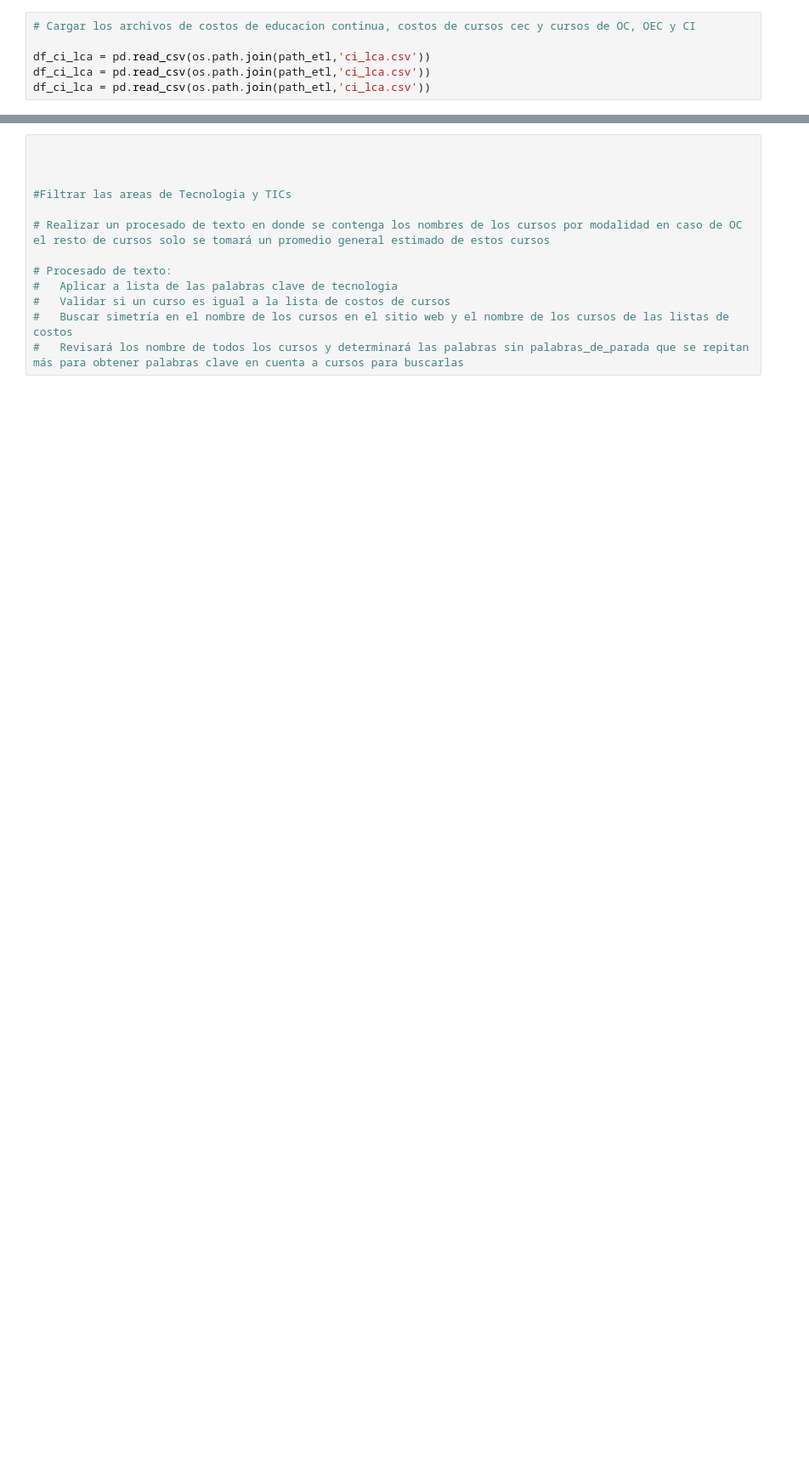
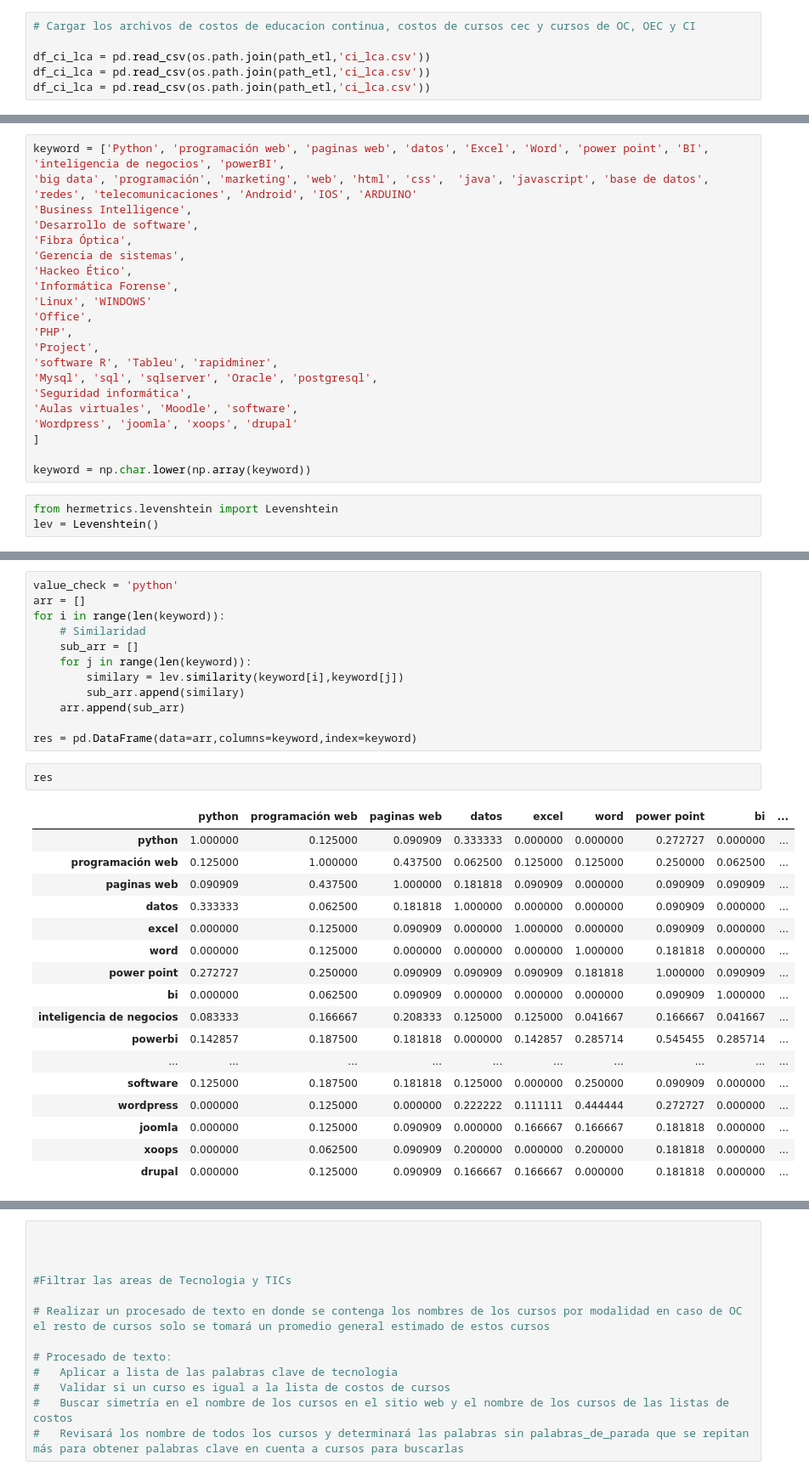
Before and after one commit to Herziox/Data-Mining-System-SETEC, a Jupyter notebook: 3_data_preprocesing_module/ETL_Costs.ipynb, the cells around one changed output, grey strips where cells are left out. Shown at 85% size. Drawn from its saved outputs; the diff is of its cells as text; blank space fills up the shorter version.

```diff
--- a/3_data_preprocesing_module/ETL_Costs.ipynb
+++ b/3_data_preprocesing_module/ETL_Costs.ipynb
@@ -37,0 +19,24 @@ df_ci_lca = pd.read_csv(os.path.join(path_etl,'ci_lca.csv'))
+# %%
+keyword = ['Python', 'programación web', 'paginas web', 'datos', 'Excel', 'Word', 'power point', 'BI', 'inteligencia de negocios', 'powerBI',
+'big data', 'programación', 'marketing', 'web', 'html', 'css',  'java', 'javascript', 'base de datos', 'redes', 'telecomunicaciones', 'Android', 'IOS', 'ARDUINO'
+'Business Intelligence',
+'Desarrollo de software',
+'Fibra Óptica',
+'Gerencia de sistemas',
+'Hackeo Ético',
+'Informática Forense',
+'Linux', 'WINDOWS'
+'Office',
+'PHP',
+'Project',
+'software R', 'Tableu', 'rapidminer',
+'Mysql', 'sql', 'sqlserver', 'Oracle', 'postgresql',
+'Seguridad informática',
+'Aulas virtuales', 'Moodle', 'software',
+'Wordpress', 'joomla', 'xoops', 'drupal'
+]
+
+keyword = np.char.lower(np.array(keyword))
+# %%
+from hermetrics.levenshtein import Levenshtein
+lev = Levenshtein()
@@ -37,0 +58,32 @@ df_ci_lca = pd.read_csv(os.path.join(path_etl,'ci_lca.csv'))
+# %%
+value_check = 'python'
+arr = []
+for i in range(len(keyword)):
+    # Similaridad
+    sub_arr = []
+    for j in range(len(keyword)):
+        similary = lev.similarity(keyword[i],keyword[j])
+        sub_arr.append(similary)
+    arr.append(sub_arr)
+
+res = pd.DataFrame(data=arr,columns=keyword,index=keyword)
+# %%
+res
+# %% [output]
+|  | python | programación web | paginas web | datos | excel | word | power point | bi | ... |
+| python | 1.000000 | 0.125000 | 0.090909 | 0.333333 | 0.000000 | 0.000000 | 0.272727 | 0.000000 | ... |
+| programación web | 0.125000 | 1.000000 | 0.437500 | 0.062500 | 0.125000 | 0.125000 | 0.250000 | 0.062500 | ... |
+| paginas web | 0.090909 | 0.437500 | 1.000000 | 0.181818 | 0.090909 | 0.000000 | 0.090909 | 0.090909 | ... |
+| datos | 0.333333 | 0.062500 | 0.181818 | 1.000000 | 0.000000 | 0.000000 | 0.090909 | 0.000000 | ... |
+| excel | 0.000000 | 0.125000 | 0.090909 | 0.000000 | 1.000000 | 0.000000 | 0.090909 | 0.000000 | ... |
+| word | 0.000000 | 0.125000 | 0.000000 | 0.000000 | 0.000000 | 1.000000 | 0.181818 | 0.000000 | ... |
+| power point | 0.272727 | 0.250000 | 0.090909 | 0.090909 | 0.090909 | 0.181818 | 1.000000 | 0.090909 | ... |
+| bi | 0.000000 | 0.062500 | 0.090909 | 0.000000 | 0.000000 | 0.000000 | 0.090909 | 1.000000 | ... |
+| inteligencia de negocios | 0.083333 | 0.166667 | 0.208333 | 0.125000 | 0.125000 | 0.041667 | 0.166667 | 0.041667 | ... |
+| powerbi | 0.142857 | 0.187500 | 0.181818 | 0.000000 | 0.142857 | 0.285714 | 0.545455 | 0.285714 | ... |
+| ... | ... | ... | ... | ... | ... | ... | ... | ... | ... |
+| software | 0.125000 | 0.187500 | 0.181818 | 0.125000 | 0.000000 | 0.250000 | 0.090909 | 0.000000 | ... |
+| wordpress | 0.000000 | 0.125000 | 0.000000 | 0.222222 | 0.111111 | 0.444444 | 0.272727 | 0.000000 | ... |
+| joomla | 0.000000 | 0.125000 | 0.090909 | 0.000000 | 0.166667 | 0.166667 | 0.181818 | 0.000000 | ... |
+| xoops | 0.000000 | 0.062500 | 0.090909 | 0.200000 | 0.000000 | 0.200000 | 0.181818 | 0.000000 | ... |
+| drupal | 0.000000 | 0.125000 | 0.090909 | 0.166667 | 0.166667 | 0.000000 | 0.181818 | 0.000000 | ... |
```
Also changed, not shown: parts of 5 cells of this notebook.
